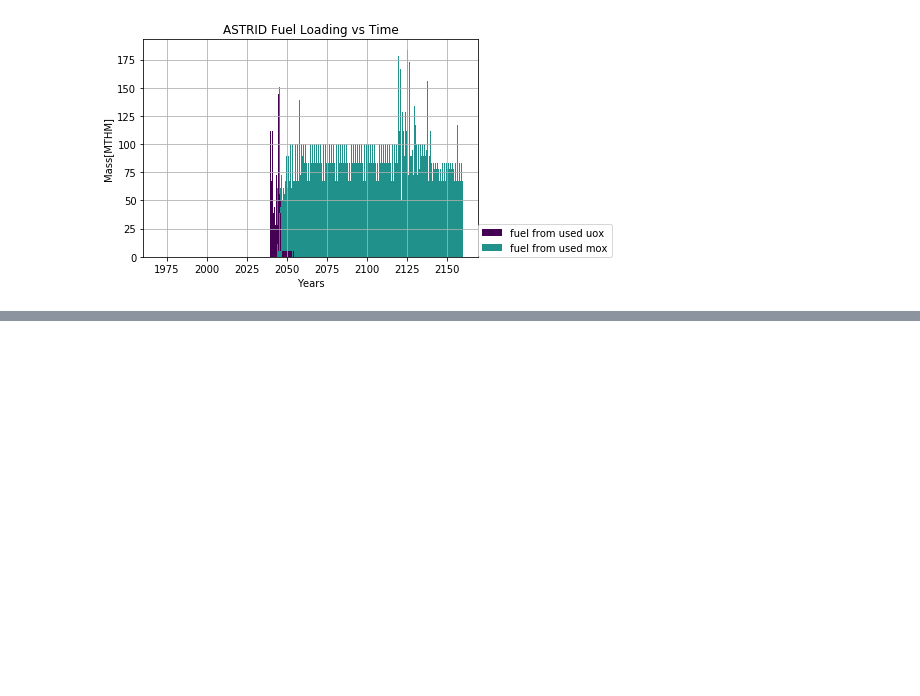
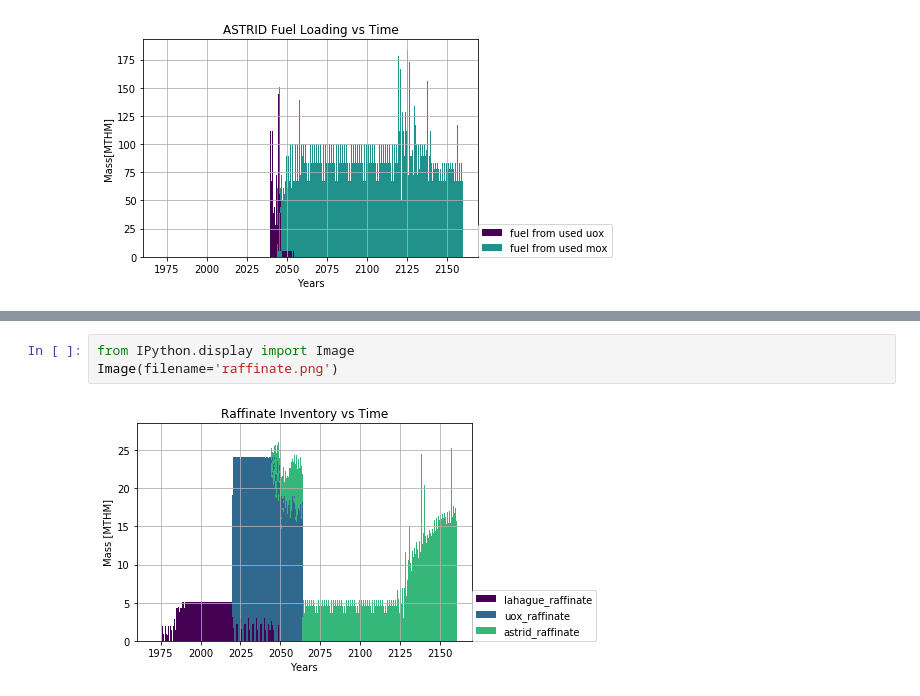
Before and after one commit to pichman2/cyclus-tutorial, a Jupyter notebook: Tutorial_intermediate.ipynb, the cells around one changed output, grey strips where cells are left out. Cells and saved outputs as stored; diff of their text form; blank space fills up the shorter version.

```diff
--- a/Tutorial_intermediate.ipynb
+++ b/Tutorial_intermediate.ipynb
@@ -318,0 +343,5 @@ Image(filename='where_fuel.png')
+# %%
+from IPython.display import Image
+Image(filename='raffinate.png')
+# %% [output]
+[figure, added]
```
Also changed, not shown: parts of 10 cells of this notebook.
